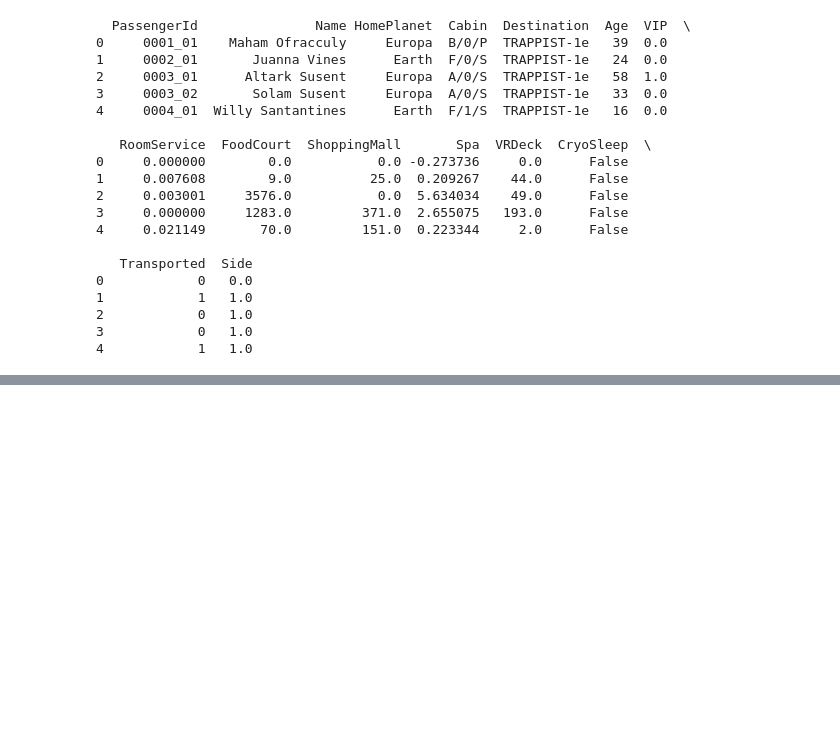
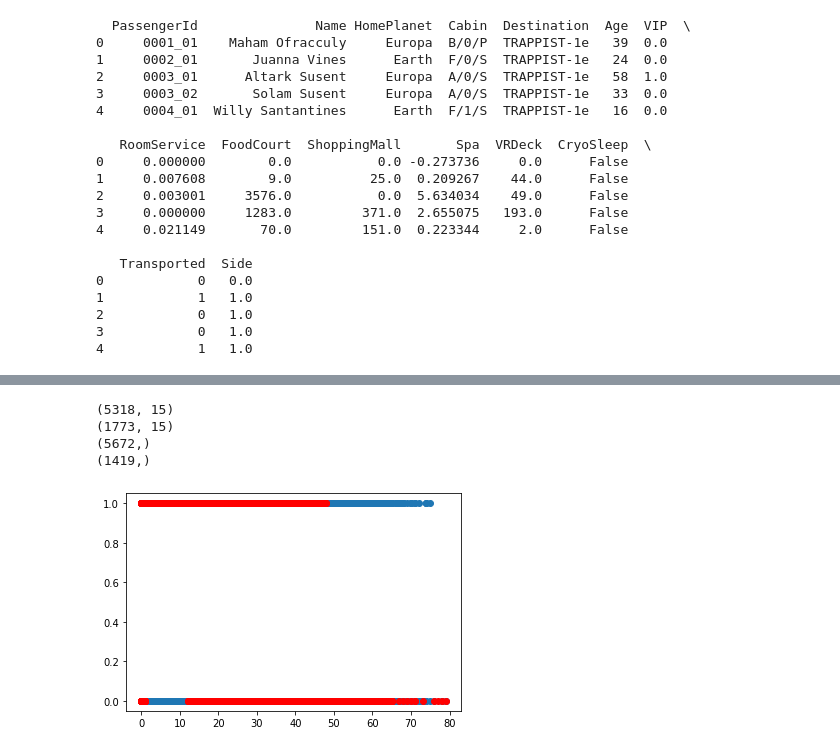
Before and after one commit to EtafQudsi/AI-Assignments, a Jupyter notebook: Session 10.ipynb, the cells around one changed output, grey strips where cells are left out. Saved outputs shown, nothing was run; the diff lists cells and outputs as text; code cells hidden in the pictures; blank space fills up the shorter version.

```diff
--- a/Session 10.ipynb
+++ b/Session 10.ipynb
@@ -431,6 +424,31 @@ from sklearn.metrics import accuracy_score
 # plt.plot(X_train, y_train, 'o')
 # plt.plot(X_test, predicted, color = 'r')
 # plt.show()
+# %%
+y = df['Transported']
+X = df[['Age','VIP','Side']]
+# %%
+X_train, X_test, y_train, y_test = train_test_split(X, y, test_size = 0.2)
+print(x_train.shape)
+print(x_test.shape)
+print(y_train.shape)
+print(y_test.shape)
+# %% [output]
+(5318, 15)
+(1773, 15)
+(5672,)
+(1419,)
+# %%
+model = LogisticRegression()
+model.fit(X_train, y_train)
+predicted = model.predict(X_test)
+score = accuracy_score(predicted, y_test)
+# %%
+plt.plot(X_train, y_train, 'o')
+plt.plot(X_test, predicted,'o', color = 'r')
+plt.show()
+# %% [output]
+[figure, added]
 # %%
 #note
 معرفتش ازاي هستخدم ال regression وانا الداتا اللي عندي ال target بتاعها عبارة عن classification -->yes,no
```
Also changed, not shown: parts of 1 cell of this notebook.
